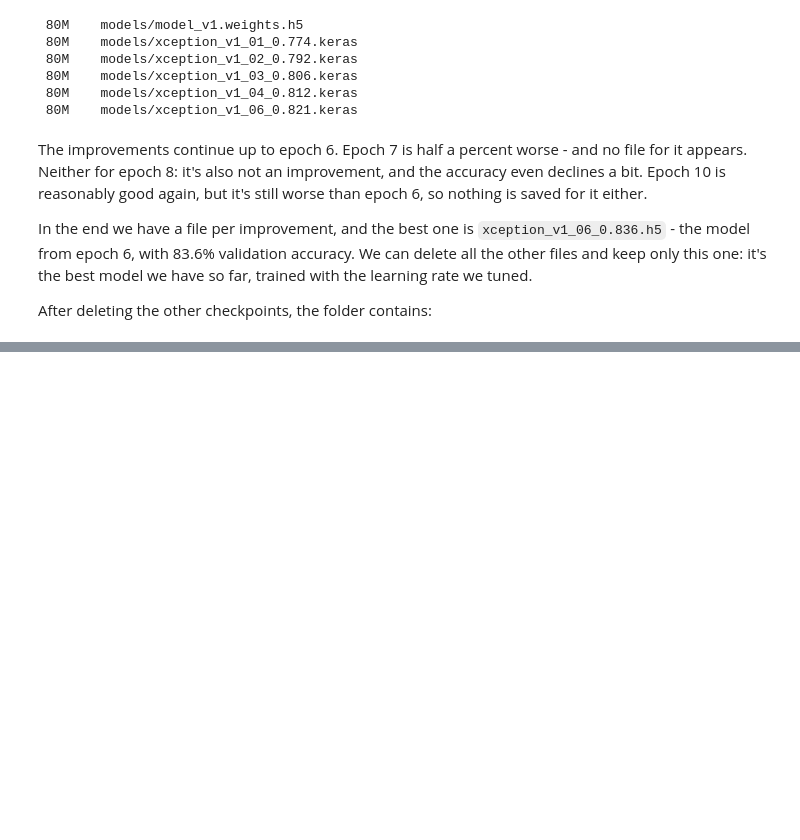
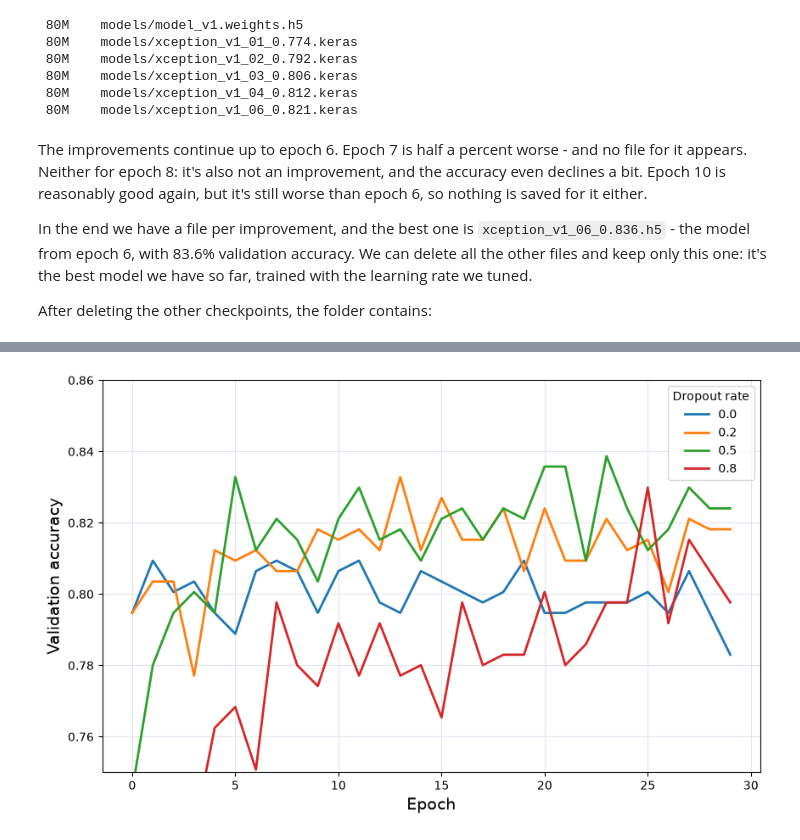
Before and after one commit to iofabela/ml-course-datatalksclub, a Jupyter notebook: lesson-08/notebook.ipynb, the cells around one changed output, grey strips where cells are left out. Cells and saved outputs as stored; diff of their text form; code cells hidden in the pictures; blank space fills up the shorter version.

```diff
--- a/lesson-08/notebook.ipynb
+++ b/lesson-08/notebook.ipynb
@@ -1804,0 +2265,16 @@ After deleting the other checkpoints, the folder contains:
+# %%
+drop_colors = {0.0: 'tab:blue', 0.2: 'tab:orange', 0.5: 'tab:green', 0.8: 'tab:red'}
+
+plt.figure(figsize=(10, 6))
+
+for droprate, hist in scores.items():
+    plt.plot(hist['val_accuracy'], linewidth=2, color=drop_colors[droprate], label=droprate)
+
+plt.xlabel('Epoch', fontsize=14)
+plt.ylabel('Validation accuracy', fontsize=14)
+plt.ylim(0.75, 0.86)
+plt.grid(color='#e1e5ee')
+plt.legend(title='Dropout rate')
+plt.show()
+# %% [output]
+[figure, added]
```
Also changed, not shown: parts of 97 cells of this notebook, 11 other files.
